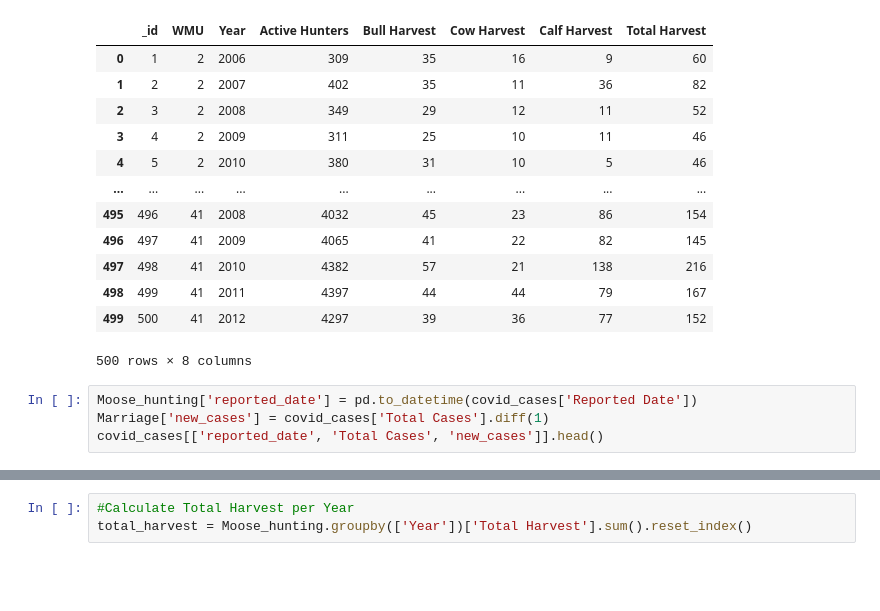
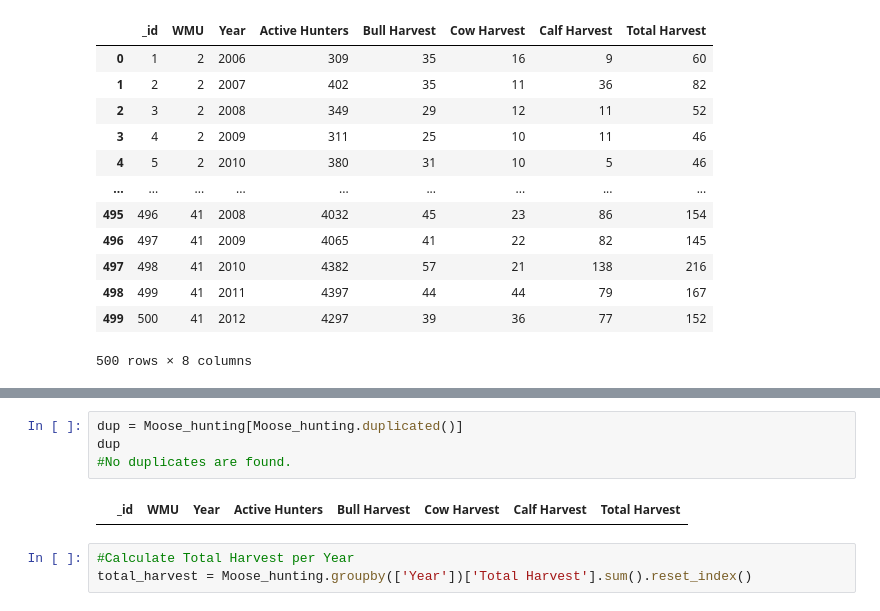
Before and after one commit to grappeefruitt/schulich_data_science, a Jupyter notebook: API.ipynb, the cells around one changed output, grey strips where cells are left out. Drawn from its saved outputs; the diff is of its cells as text; blank space fills up the shorter version.

```diff
--- a/API.ipynb
+++ b/API.ipynb
@@ -102,7 +106,3 @@ Moose_hunting
 | 498 | 499 | 41 | 2011 | 4397 | 44 | 44 | 79 | 167 |
 | 499 | 500 | 41 | 2012 | 4297 | 39 | 36 | 77 | 152 |
 500 rows × 8 columns
-# %%
-Moose_hunting['reported_date'] = pd.to_datetime(covid_cases['Reported Date'])
-Marriage['new_cases'] = covid_cases['Total Cases'].diff(1)
-covid_cases[['reported_date', 'Total Cases', 'new_cases']].head()
@@ -109,3 +125,9 @@ covid_cases[['reported_date', 'Total Cases', 'new_cases']].head()
+# %%
+dup = Moose_hunting[Moose_hunting.duplicated()]
+dup
+#No duplicates are found.
+# %% [output]
+|  | _id | WMU | Year | Active Hunters | Bull Harvest | Cow Harvest | Calf Harvest | Total Harvest |
 # %%
 #Calculate Total Harvest per Year
 total_harvest = Moose_hunting.groupby(['Year'])['Total Harvest'].sum().reset_index()
```
Also changed, not shown: parts of 8 cells of this notebook, 2 other files.
